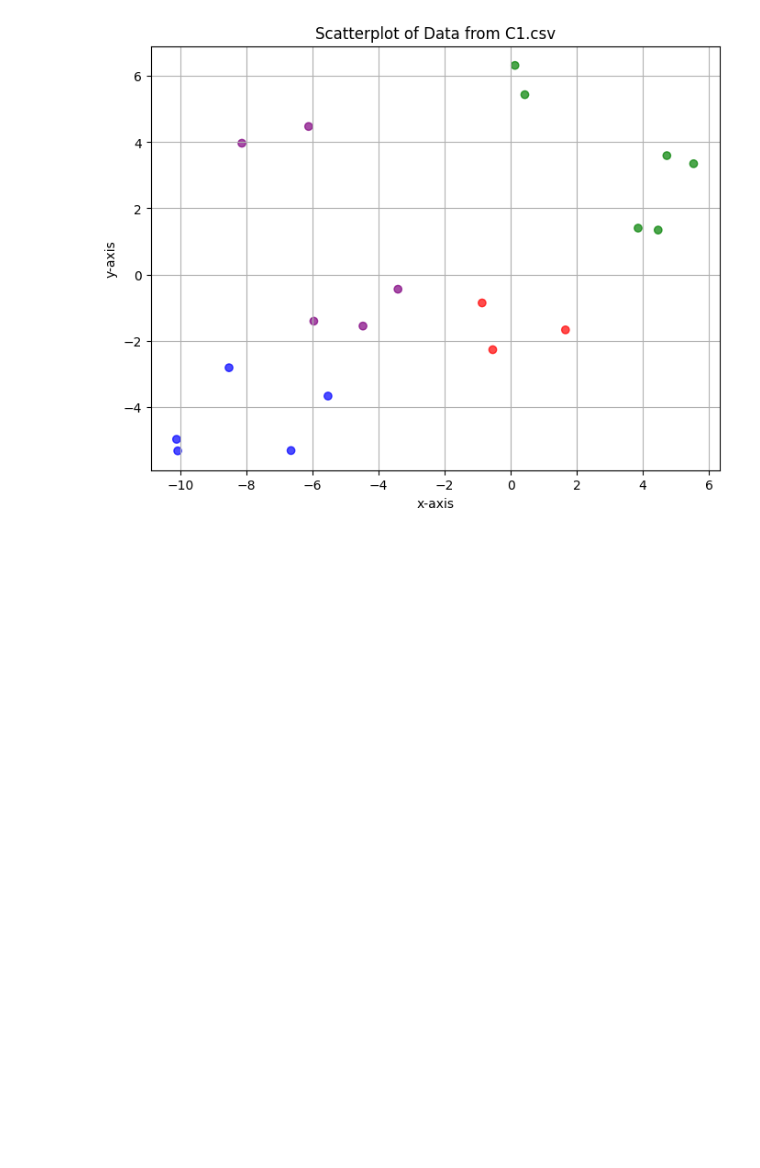
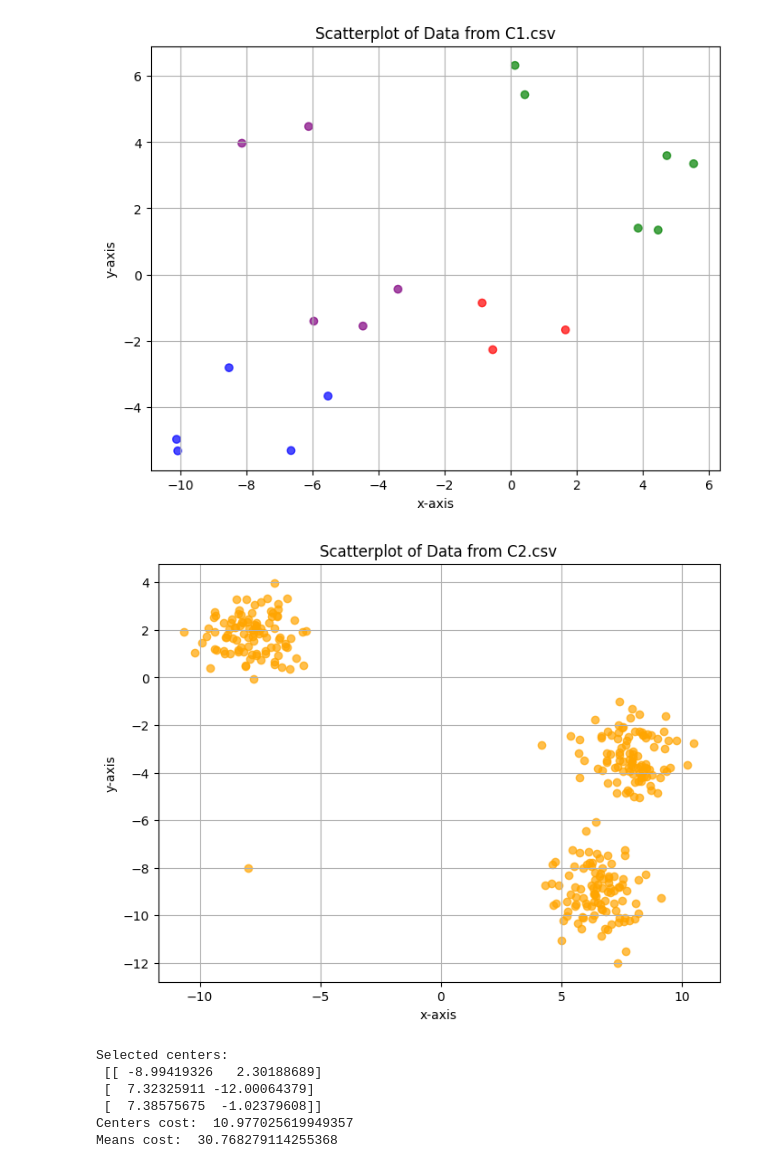
Before and after one commit to jacksonswitzer/data_mining_assignment_3_clustering, a Jupyter notebook: Code.ipynb, the cells around one changed output. Saved outputs shown, nothing was run; the diff lists cells and outputs as text; code cells hidden in the pictures; blank space fills up the shorter version.

```diff
--- a/Code.ipynb
+++ b/Code.ipynb
@@ -140,0 +145,12 @@ plt.show()
+# %%
+d = pd.read_csv('C2.csv', header=None, names=['x','y'])
+# %%
+plt.figure(figsize=(8, 6))
+plt.scatter(d["x"], d["y"], color='orange', alpha=0.7)
+plt.title("Scatterplot of Data from C2.csv")
+plt.xlabel("x-axis")
+plt.ylabel("y-axis")
+plt.grid(True)
+plt.show()
+# %% [output]
+[figure, added]
@@ -140,0 +183,12 @@ plt.show()
+# %%
+centers, centers_cost, means_cost = gonzalez(d, 3)
+print('Selected centers:\n', centers)
+print('Centers cost: ', centers_cost)
+print('Means cost: ', means_cost)
+# %% [output]
+Selected centers:
+ [[ -8.99419326   2.30188689]
+ [  7.32325911 -12.00064379]
+ [  7.38575675  -1.02379608]]
+Centers cost:  10.977025619949357
+Means cost:  30.768279114255368
```
Also changed, not shown: parts of 4 cells of this notebook.
